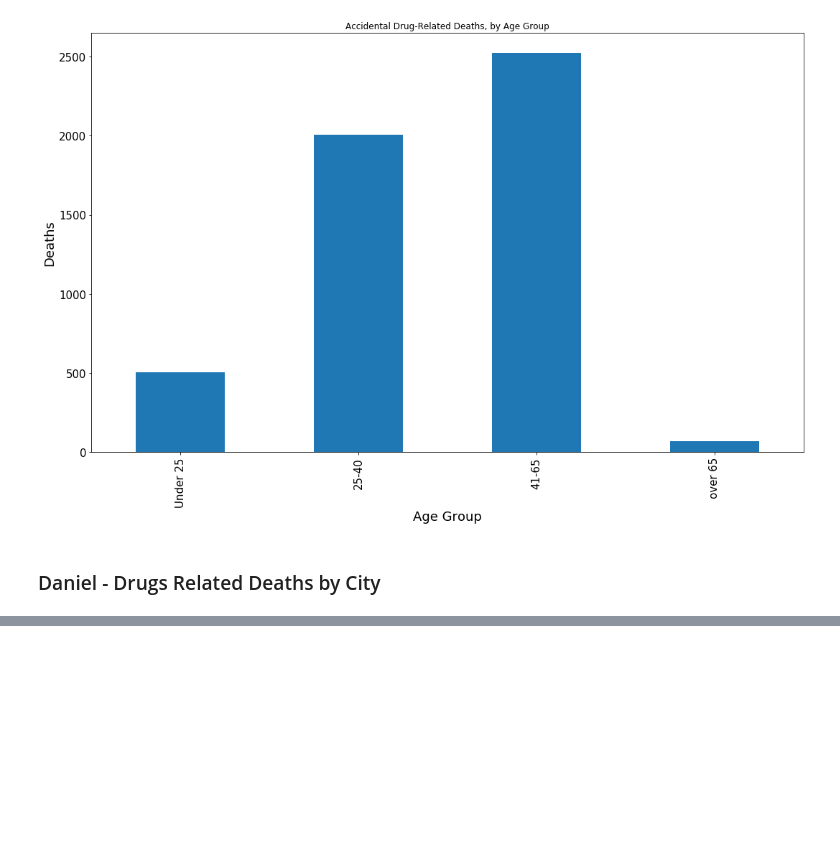
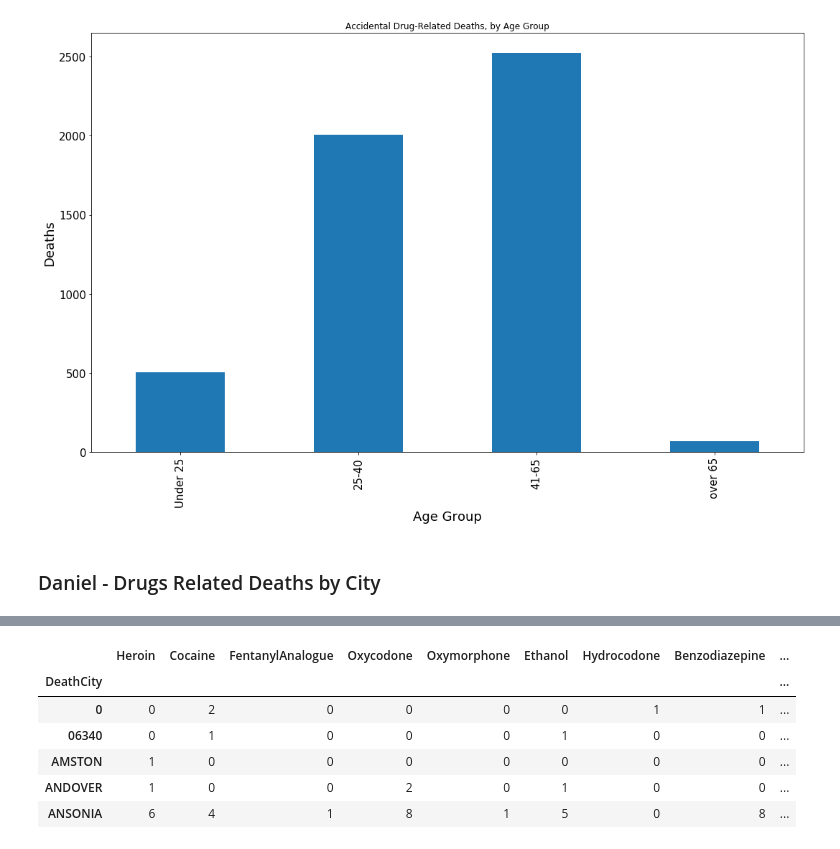
Before and after one commit to prerak-patel/Accidental-Drug-Related-Deaths, a Jupyter notebook: accidentalDrugRelatedDeaths.ipynb, the cells around one changed output, grey strips where cells are left out. Cells and saved outputs as stored; diff of their text form; code cells hidden in the pictures; blank space fills up the shorter version.

```diff
--- a/accidentalDrugRelatedDeaths.ipynb
+++ b/accidentalDrugRelatedDeaths.ipynb
@@ -213,3 +213,9 @@ plt.show()
 [figure]
 # %% [markdown]
 ### Daniel - Drugs Related Deaths by City
+# %%
+accidental_drug_related = "../Datasets/Accidental_Drug_Related_Deaths_2012-2018.csv"
+
+#Read csv data and analyze results
+accidental_drug_related = pd.read_csv(accidental_drug_related)
+accidental_drug_related.head()
@@ -215,0 +230,9 @@ plt.show()
+# %%
+#Drop Columns that are not needed
+accidental_drug_related.drop(['ID','Date','DateType','Age','Sex','Race','MannerofDeath',
+'DeathCityGeo','ResidenceCityGeo','InjuryCityGeo','DescriptionofInjury','InjuryPlace','InjuryCity',
+'InjuryCounty','InjuryState','COD','OtherSignifican','OpiateNOS','AnyOpioid','MannerofDeath',
+'DeathCityGeo','ResidenceCityGeo','InjuryCityGeo','Location','LocationifOther'], axis=1, inplace=True)
+
+#Check to see what column has the most information (DeathCity)
+accidental_drug_related.isnull().sum()
@@ -215,0 +257,8 @@ plt.show()
+# %%
+#Fill in missing information to be a 0
+accidental_drug_related.shape
+
+accidental_drug_related.dropna(subset=['DeathCity'], how='any').shape
+
+new_accidental_drug_related = accidental_drug_related.fillna(0)
+new_accidental_drug_related.head()
@@ -215,0 +283,12 @@ plt.show()
+# %%
+#Group and add values
+drug_count = d_count.groupby('DeathCity').sum()
+drug_count.head()
+# %% [output]
+|  | Heroin | Cocaine | FentanylAnalogue | Oxycodone | Oxymorphone | Ethanol | Hydrocodone | Benzodiazepine | ... |
+| DeathCity |  |  |  |  |  |  |  |  | ... |
+| 0 | 0 | 2 | 0 | 0 | 0 | 0 | 1 | 1 | ... |
+| 06340 | 0 | 1 | 0 | 0 | 0 | 1 | 0 | 0 | ... |
+| AMSTON | 1 | 0 | 0 | 0 | 0 | 0 | 0 | 0 | ... |
+| ANDOVER | 1 | 0 | 0 | 2 | 0 | 1 | 0 | 0 | ... |
+| ANSONIA | 6 | 4 | 1 | 8 | 1 | 5 | 0 | 8 | ... |
```
Also changed, not shown: parts of 10 cells of this notebook.
